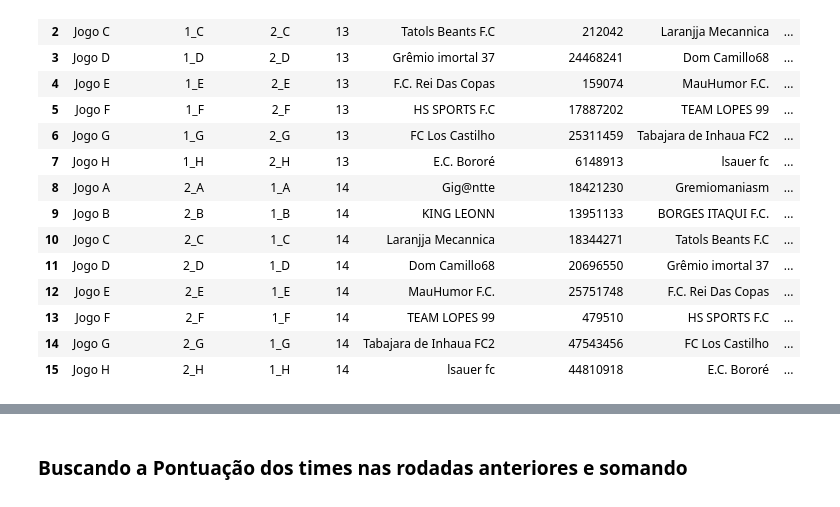
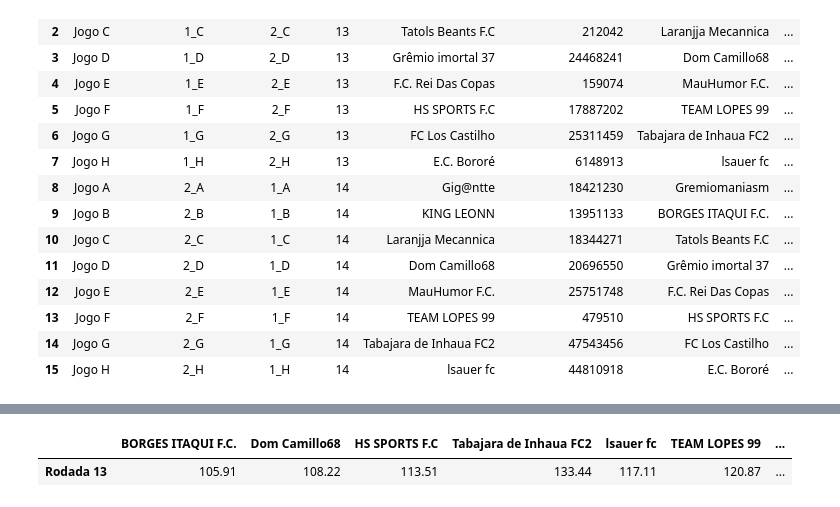
Before and after one commit to FernandoBC23/cartola_fbc, a Jupyter notebook: sulamericana/datasets_sula/busca_dados_sula_oitavas.ipynb, the cells around one changed output, grey strips where cells are left out. Cells and saved outputs as stored; diff of their text form; code cells hidden in the pictures.

```diff
--- a/sulamericana/datasets_sula/busca_dados_sula_oitavas.ipynb
+++ b/sulamericana/datasets_sula/busca_dados_sula_oitavas.ipynb
@@ -445,14 +335,10 @@ dtype: object
 # %%
 ids_times = {v: k for k, v in nomes_por_id.items()}
 
-# df_pontuacoes = gerar_df_pontuacoes(api, ids_times)
-# display(df_pontuacoes.T)
-
-rodadas_desejadas = [1, 12]
-df_pontuacoes = gerar_df_pontuacoes(api, ids_times, rodadas_desejadas)
-
+df_pontuacoes = gerar_df_pontuacoes(api, ids_times)
 display(df_pontuacoes.T)
+# %% [output]
+|  | BORGES ITAQUI F.C. | Dom Camillo68 | HS SPORTS F.C | Tabajara de Inhaua FC2 | lsauer fc | TEAM LOPES 99 | ... |
+| Rodada 13 | 105.91 | 108.22 | 113.51 | 133.44 | 117.11 | 120.87 | ... |
-# %% [markdown]
-### Buscando a Pontuação dos times nas rodadas anteriores e somando
 # %%
 def classificacao_por_grupo(df_rodadas, df_pontuacoes):
```
Also changed, not shown: parts of 16 cells of this notebook, 22 other files.
